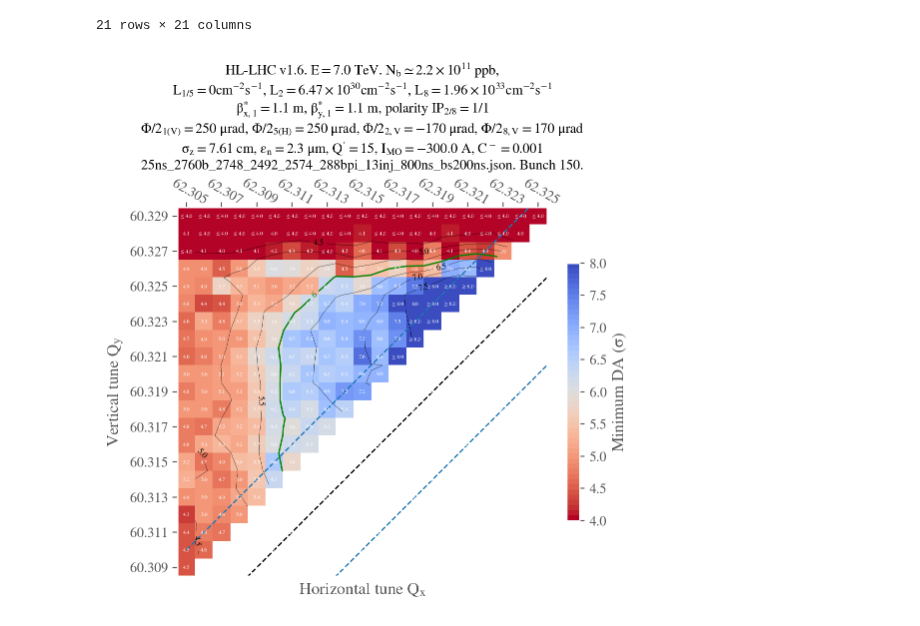
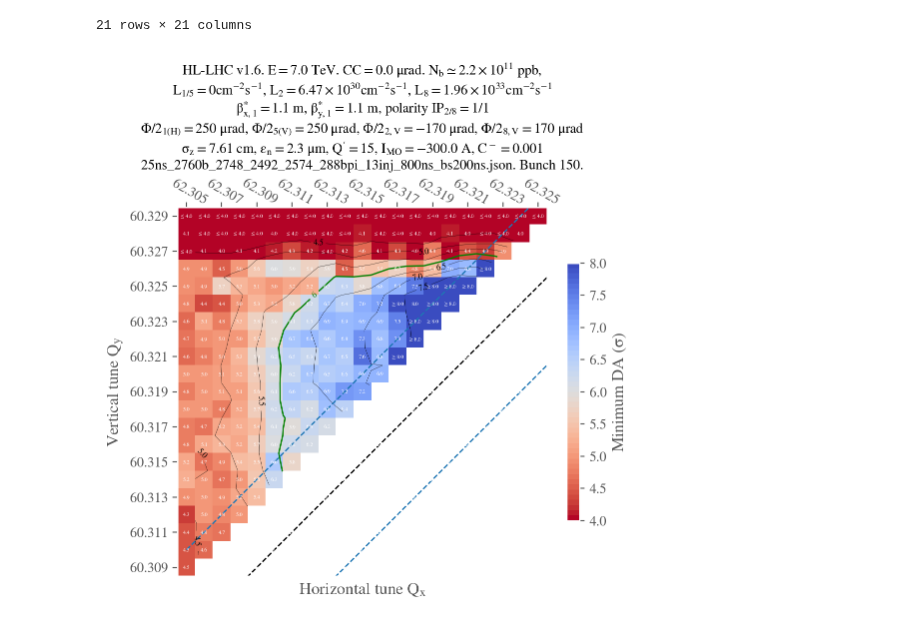
Before and after one commit to ColasDroin/DA_IPAC_2024, a Jupyter notebook: studies/analysis/analysis_tune_scan_start_of_collapse_round.ipynb, the cells around one changed output. Drawn from its saved outputs; the diff is of its cells as text; code cells hidden in the pictures.

```diff
--- a/studies/analysis/analysis_tune_scan_start_of_collapse_round.ipynb
+++ b/studies/analysis/analysis_tune_scan_start_of_collapse_round.ipynb
@@ -84,23 +84,23 @@ for qx in df_to_plot.columns:
 # %%
 # Load configuration files
 conf_mad = analysis_functions.load_config(CONF_MAD_PATH)['config_mad']
 conf_collider = analysis_functions.load_config(CONF_COLLIDER_PATH)["config_collider"]
 analysis_functions.plot_heatmap(
     df_to_plot,
     f'{STUDY_NAME}_{COLLIDER}',
     link=None,
     plot_contours=True,
     conf_mad=conf_mad,
     conf_collider=conf_collider,
-    type_crossing="flatvh",
+    type_crossing="flathv",
     betx=1.1,
     bety=1.1,
     Nb=True,
     green_contour=6.,
     extended_diagonal=False,
     vmin=4.,
     vmax=8.0,
     CC = True,
 )
 # %% [output]
-[figure, old version]
+[figure, new version]
```
Also changed, not shown: 23 other files.
